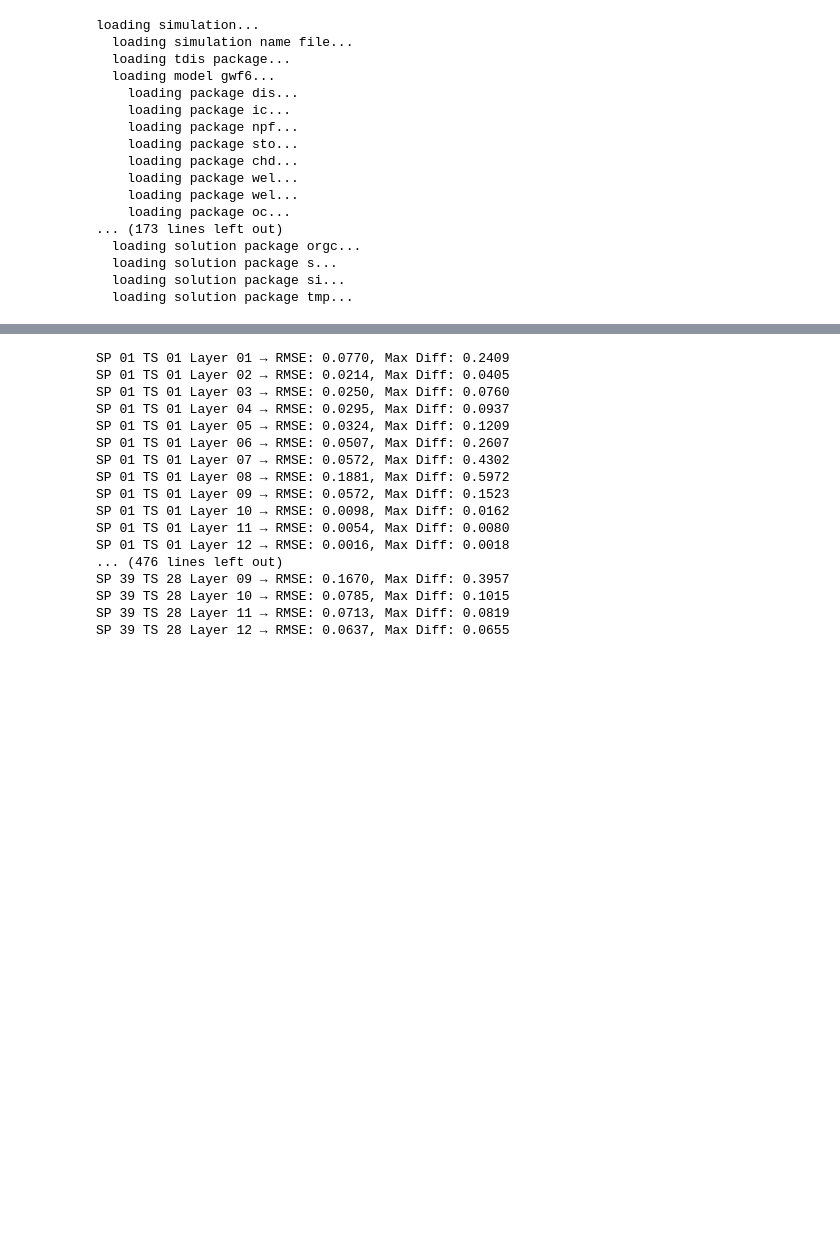
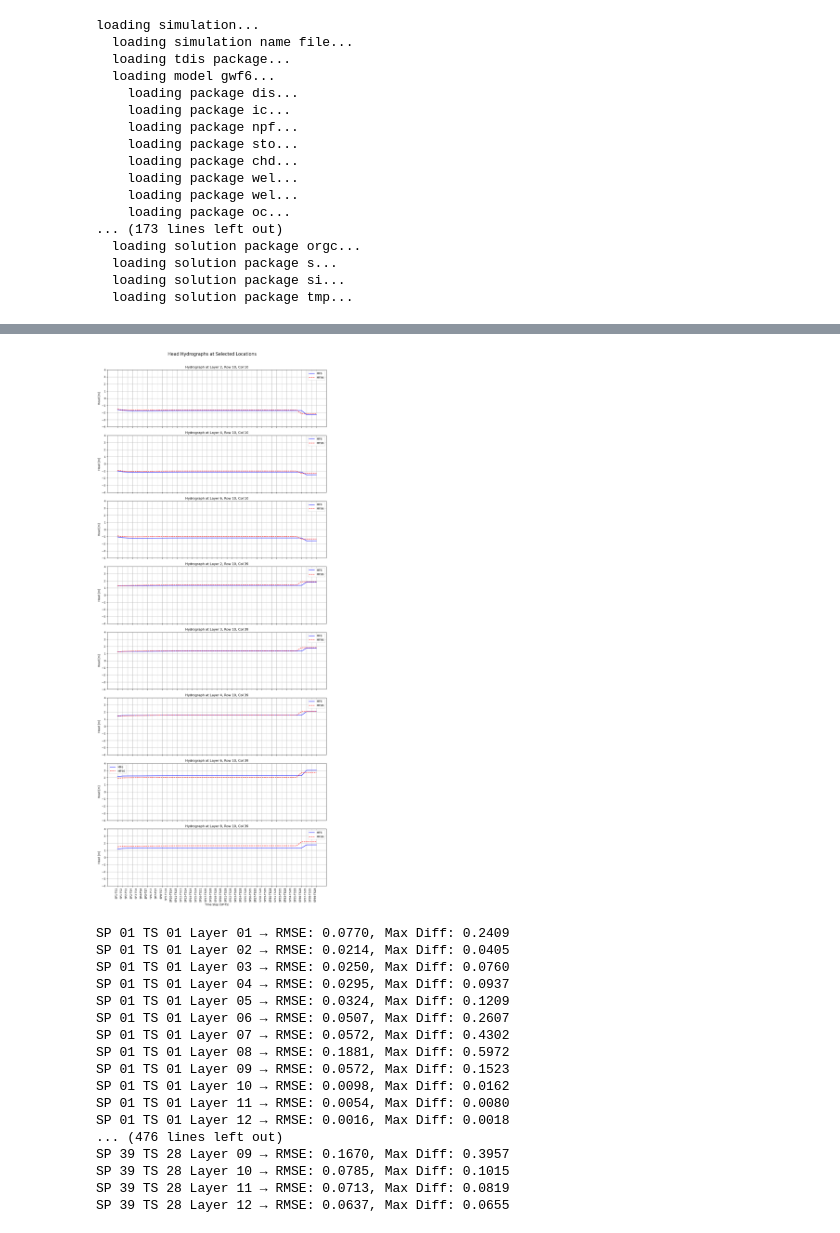
Before and after one commit to p-ortega/dizon36, a Jupyter notebook: headcomparisonfigures.ipynb, the cells around one changed output, grey strips where cells are left out. Cells and saved outputs as stored; diff of their text form; code cells hidden in the pictures; blank space fills up the shorter version.

```diff
--- a/headcomparisonfigures.ipynb
+++ b/headcomparisonfigures.ipynb
@@ -159,3 +238,89 @@ SP 39 TS 28 Layer 12 → RMSE: 0.0637, Max Diff: 0.0655
+# %%
+# -----------------------------
+# Plot hydrographs at select points
+# -----------------------------
+
+# 1. Define the locations you want to extract heads from
+selected_locations = [
+    (1, 9, 9),  # (layer, row, column)
+    (3, 9, 9),
+    (5, 9, 9),
+    (1, 9, 38),
+    (2, 9, 38),
+    (3, 9, 38),
+    (5, 9, 38),
+    (7, 9, 38),
+
+]
+
+# 2. Initialize dictionaries to hold time series data
+mf6_series = {loc: [] for loc in selected_locations}
+mf96_series = {loc: [] for loc in selected_locations}
+time_labels = []
+
+# 3. Loop again over kstpkper_list to collect time series
+for (kstp, kper) in kstpkper_list:
+    sp_num = kper + 1
+    ts_num = kstp + 1
+    folder_id = f"{kstpkper_list.index((kstp, kper)):03d}_sp{sp_num:02d}_ts{ts_num:02d}"
+    mf96_folder = os.path.join(mf96_base_dir, folder_id)
+
+    if not os.path.exists(mf96_folder):
+        continue
+
+    try:
+        mf6_heads = head_obj.get_data(kstpkper=(kstp, kper))  # shape: (nlay, nrow, ncol)
+    except:
+        continue
+
+    for loc in selected_locations:
+        lay, row, col = loc
+        mf6_series[loc].append(mf6_heads[lay, row, col])
+
+        mf96_file = f"layer_{lay+1}_stressperiod_{sp_num}_timestep_{ts_num}"
+        mf96_path = os.path.join(mf96_folder, mf96_file)
+
+        if os.path.exists(mf96_path):
+            try:
+                mf96_layer = read_ascii_wrapped_head(mf96_path, (nrow, ncol))
+                val = mf96_layer[row, col]
+                mf96_series[loc].append(val if val != -999.99 else np.nan)
+            except:
+                mf96_series[loc].append(np.nan)
+        else:
+            mf96_series[loc].append(np.nan)
+
+    time_labels.append(f"SP{sp_num}-TS{ts_num}")
+
+# 4. Plot all hydrographs in one figure
+nlocs = len(selected_locations)
+fig, axes = plt.subplots(nrows=nlocs, ncols=1, figsize=(12, 3.5 * nlocs), sharex=True)
+
+if nlocs == 1:
+    axes = [axes]  # Ensure it's iterable
+
+for ax, loc in zip(axes, selected_locations):
+    mf6_vals = mf6_series[loc]
+    mf96_vals = mf96_series[loc]
+
+    ax.plot(mf6_vals, label="MF6", color='blue', linewidth=1.5)
+    ax.plot(mf96_vals, label="MF96", color='red', linestyle='--', linewidth=1.5)
+    ax.set_title(f"Hydrograph at Layer {loc[0]+1}, Row {loc[1]+1}, Col {loc[2]+1}")
+    ax.set_ylabel("Head [m]")
+    ax.grid(True)
+    ax.set_ylim([-4,4])
+    ax.legend()
+
+axes[-1].set_xticks(np.arange(len(time_labels)))
+axes[-1].set_xticklabels(time_labels, rotation=90, ha='right')
+axes[-1].set_xlabel("Time Step (SP-TS)")
+
+plt.tight_layout()
+plt.suptitle("Head Hydrographs at Selected Locations", fontsize=16, y=1.02)
+plt.savefig(os.path.join(output_dir, "hydrographs_selected_locations.png"), dpi=300)
+plt.show()
+# %% [output]
+[figure, added]
 # %%
 import os
 import numpy as np
```
Also changed, not shown: parts of 2 cells of this notebook, 2 other files.
